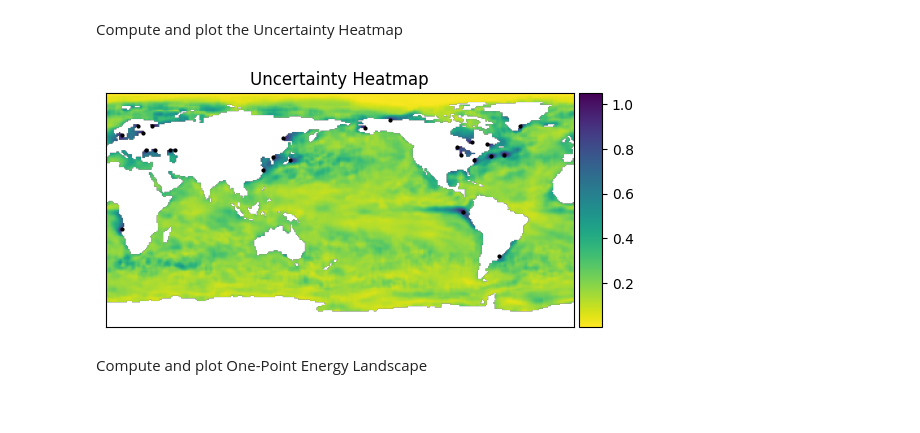
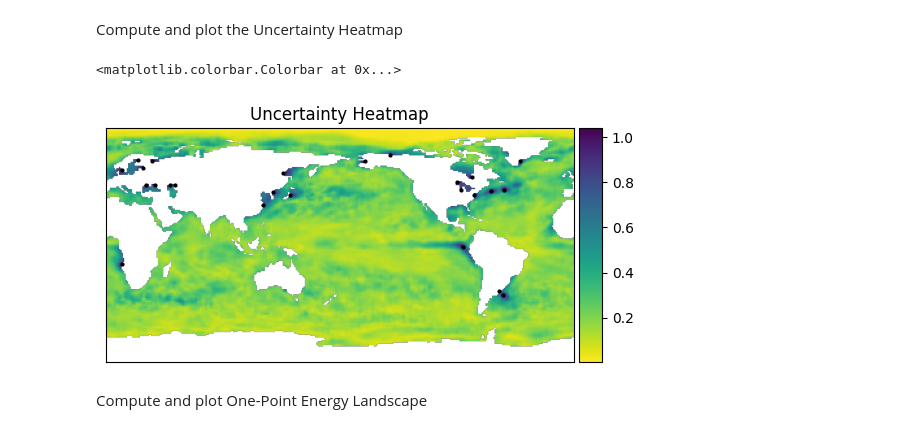
Before and after one commit to dynamicslab/pysensors, a Jupyter notebook: examples/two_point_greedy.ipynb, the cells around one changed output. Drawn from its saved outputs; the diff is of its cells as text; code cells hidden in the pictures.

```diff
--- a/examples/two_point_greedy.ipynb
+++ b/examples/two_point_greedy.ipynb
@@ -81,18 +75,20 @@ print(model.singular_values.shape)
 # %% [markdown]
 Plot the learned sensor locations using the `TPGR` optimizer
 # %%
-temp = np.transpose(0 * X[1,:])
-temp[sensors] = 1
-img = 0*snapshot
-img[masks] = temp
-image = plt.imshow(snapshot, cmap=plt.cm.coolwarm)
-indx = np.where(img==1)
-plt.scatter(indx[1], indx[0], 4, color='black')
-ax = plt.gca()
-plt.xticks([])
-plt.yticks([])
+sensor_mask = np.zeros(X.shape[1])
+sensor_mask[sensors] = 1
+sensor_image = np.zeros_like(snapshot)
+sensor_image[masks] = sensor_mask
+sensor_positions = np.where(sensor_image == 1)
+
+# Plot sensor locations
+fig, ax = plt.subplots()
+image = ax.imshow(snapshot, cmap=plt.cm.coolwarm)
+ax.scatter(sensor_positions[1], sensor_positions[0], s=4, color='black')
+ax.set_xticks([])
+ax.set_yticks([])
+ax.set_title('Learned sensor locations - TPGR Optimizer')
 divider = make_axes_locatable(ax)
 cax = divider.append_axes("right", size="5%", pad=0.05)
-plt.colorbar(image, cax)
-ax.set_title('Learned sensor locations - TPGR Optimizer');
+plt.colorbar(image, cax=cax)
 # %% [output]
@@ -104,29 +101,27 @@ x_test = X_test[:, sensors]
 predicted_state = model.predict(x_test, noise=1, prior=prior)
 # %% [markdown]
 Compute and plot the Uncertainty Heatmap
-# %%
-sigma = model.std(prior=prior, noise=1)
-
-temp1 = np.transpose(0 * X[1,:])
-temp2=temp1
-temp1[:] = sigma
-temp2[sensors]=1
-img = 0*snapshot
-img2=img
-img2[masks] = temp2
-indx = np.where(img2==1)
-plt.figure()
-plt.scatter(indx[1], indx[0], 4, color='black')
-ax = plt.gca()
-image = ax.imshow(img, cmap=plt.cm.viridis_r)
-plt.xticks([])
-plt.yticks([])
-divider = make_axes_locatable(ax)
-cax = divider.append_axes("right", size="5%", pad=0.05)
-plt.colorbar(image, cax)
-ax.set_title('Uncertainty Heatmap');
-# %% [output]
-[figure, removed]
+# %%
+sigma = model.std(prior=prior, noise=1)
+
+uncertainty_map = np.full(X.shape[1], np.nan)
+uncertainty_map[:] = sigma
+img_uncertainty = np.full_like(snapshot, np.nan, dtype=float)
+img_uncertainty[masks] = uncertainty_map
+
+# Plot uncertainty heatmap and sensor locations
+fig, ax = plt.subplots()
+ax.scatter(sensor_positions[1], sensor_positions[0], s=4, color='black')
+image = ax.imshow(img_uncertainty, cmap=plt.cm.viridis_r)
+ax.set_xticks([])
+ax.set_yticks([])
+ax.set_title('Uncertainty Heatmap')
+divider = make_axes_locatable(ax)
+cax = divider.append_axes("right", size="5%", pad=0.05)
+plt.colorbar(image, cax=cax)
+# %% [output]
+<matplotlib.colorbar.Colorbar at 0x...>
+[figure, added]
 # %% [markdown]
 Compute and plot One-Point Energy Landscape
 # %%
```
Also changed, not shown: parts of 6 cells of this notebook, 5 other files.
